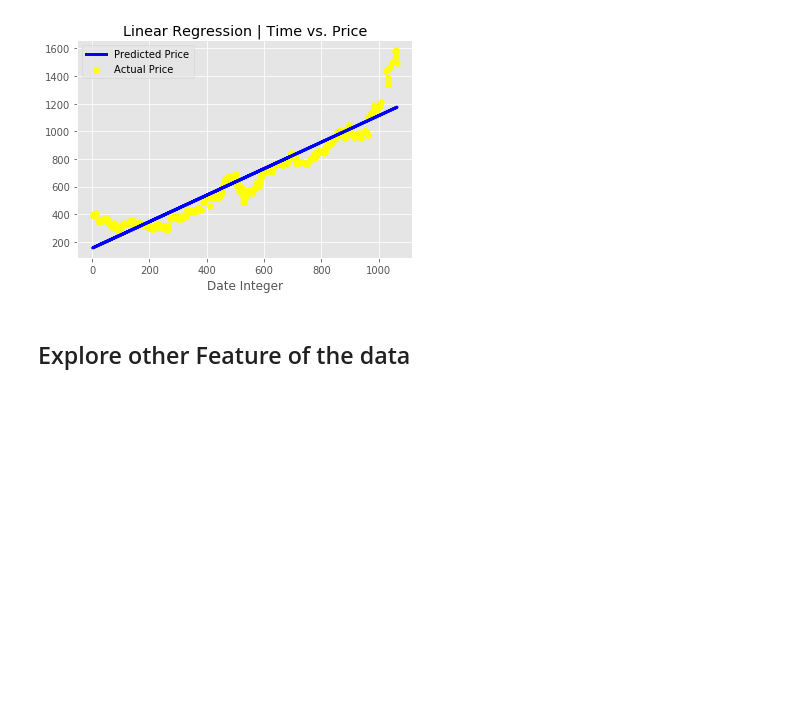
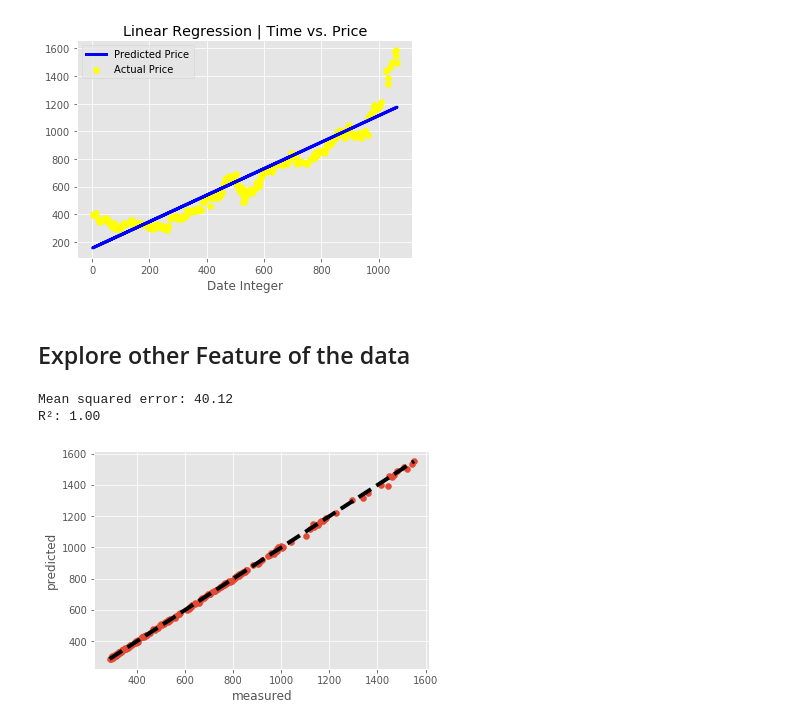
Before and after one commit to psaini79/machine-learning-stock-market, a Jupyter notebook: algorithms/LinearRegression_DateVsClose.ipynb, the cells around one changed output. Drawn from its saved outputs; the diff is of its cells as text; code cells hidden in the pictures; blank space fills up the shorter version.

Commit message:
MultipleLinearRegression

```diff
--- a/algorithms/LinearRegression_DateVsClose.ipynb
+++ b/algorithms/LinearRegression_DateVsClose.ipynb
@@ -119,3 +119,24 @@ close_price = np.where(np.isnan(close_price), 0, close_price)
 close_price = np.reshape(close_price, (len(close_price), 1))
 m_data = np.where(np.isnan(m_data), 0, m_data)
 ##m_data = np.reshape(m_data, (len(m_data), 1))
+# %%
+regressor = LinearRegression()
+#xtrain, xtest, ytrain, ytest = train_test_split(dates, prices, test_size=0.33, random_state=42)
+X_train, X_test, y_train, y_test = train_test_split(m_data, close_price, test_size=0.2, random_state=1)
+regressor.fit(X_train, y_train)
+
+y_predicted = regressor.predict(X_test)
+print("Mean squared error: %.2f" % mean_squared_error(y_test, y_predicted))
+print('R²: %.2f' % r2_score(y_test, y_predicted))
+# %% [output]
+Mean squared error: 40.12
+R²: 1.00
+# %%
+fig, ax = plt.subplots()
+ax.scatter(y_test, y_predicted)
+ax.plot([y_test.min(), y_test.max()], [y_test.min(), y_test.max()], 'k--', lw=4)
+ax.set_xlabel('measured')
+ax.set_ylabel('predicted')
+plt.show()
+# %% [output]
+[figure, added]
```
